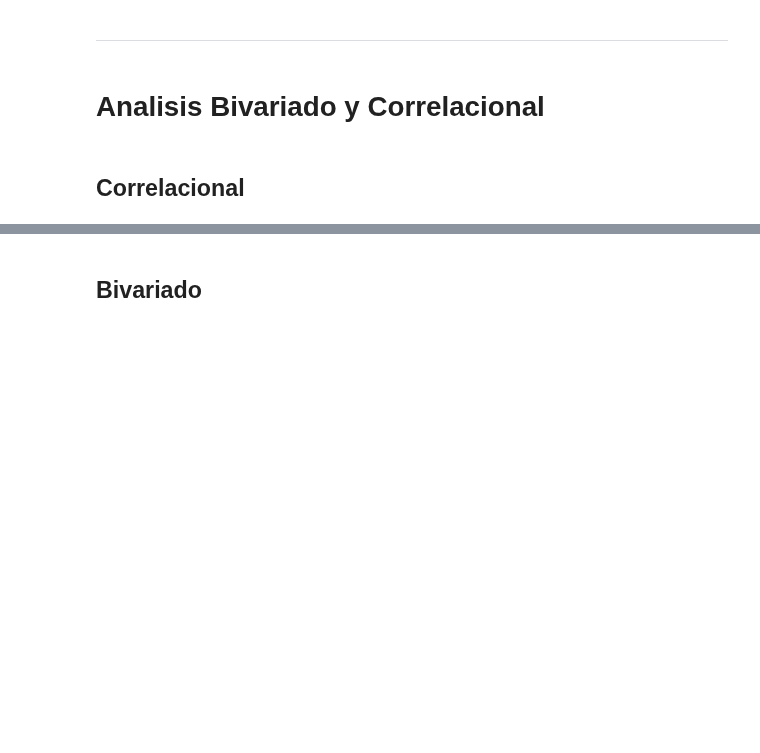
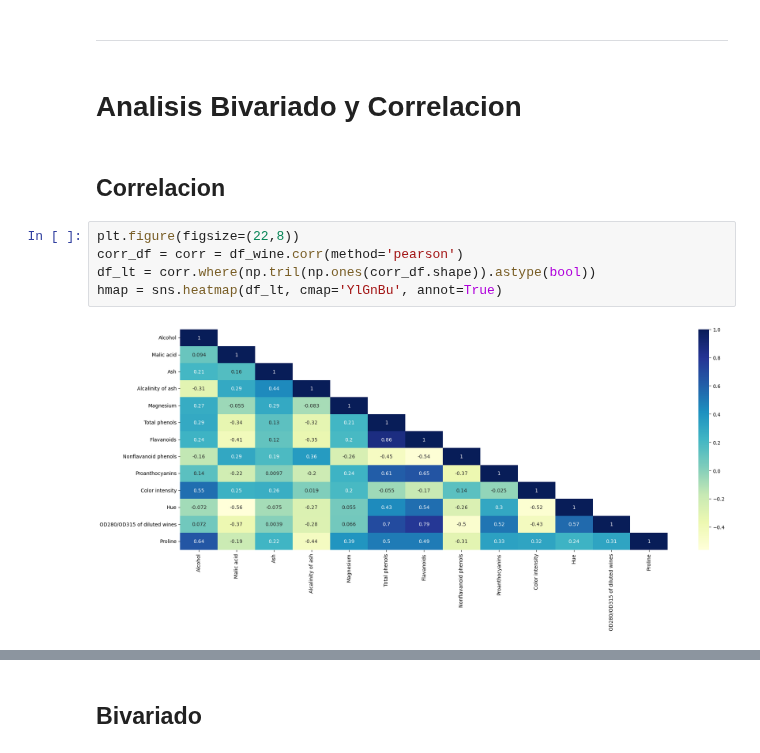
Before and after one commit to BryanHs20/Python-para-Data-Analyst, a Jupyter notebook: Python Avanzado/Machine Learning/Clustering/Clustering.ipynb, the cells around one changed output, grey strips where cells are left out. Saved outputs shown, nothing was run; the diff lists cells and outputs as text; blank space fills up the shorter version.

```diff
--- a/Python Avanzado/Machine Learning/Clustering/Clustering.ipynb
+++ b/Python Avanzado/Machine Learning/Clustering/Clustering.ipynb
@@ -190,6 +185,13 @@ Insights
 # %% [markdown]
 ---
 # %% [markdown]
-# Analisis Bivariado y Correlacional
+# Analisis Bivariado y Correlacion
 # %% [markdown]
-## Correlacional
+## Correlacion
+# %%
+plt.figure(figsize=(22,8))
+corr_df = corr = df_wine.corr(method='pearson')
+df_lt = corr.where(np.tril(np.ones(corr_df.shape)).astype(bool))
+hmap = sns.heatmap(df_lt, cmap='YlGnBu', annot=True)
+# %% [output]
+[figure, added]
```
Also changed, not shown: parts of 39 cells of this notebook.
